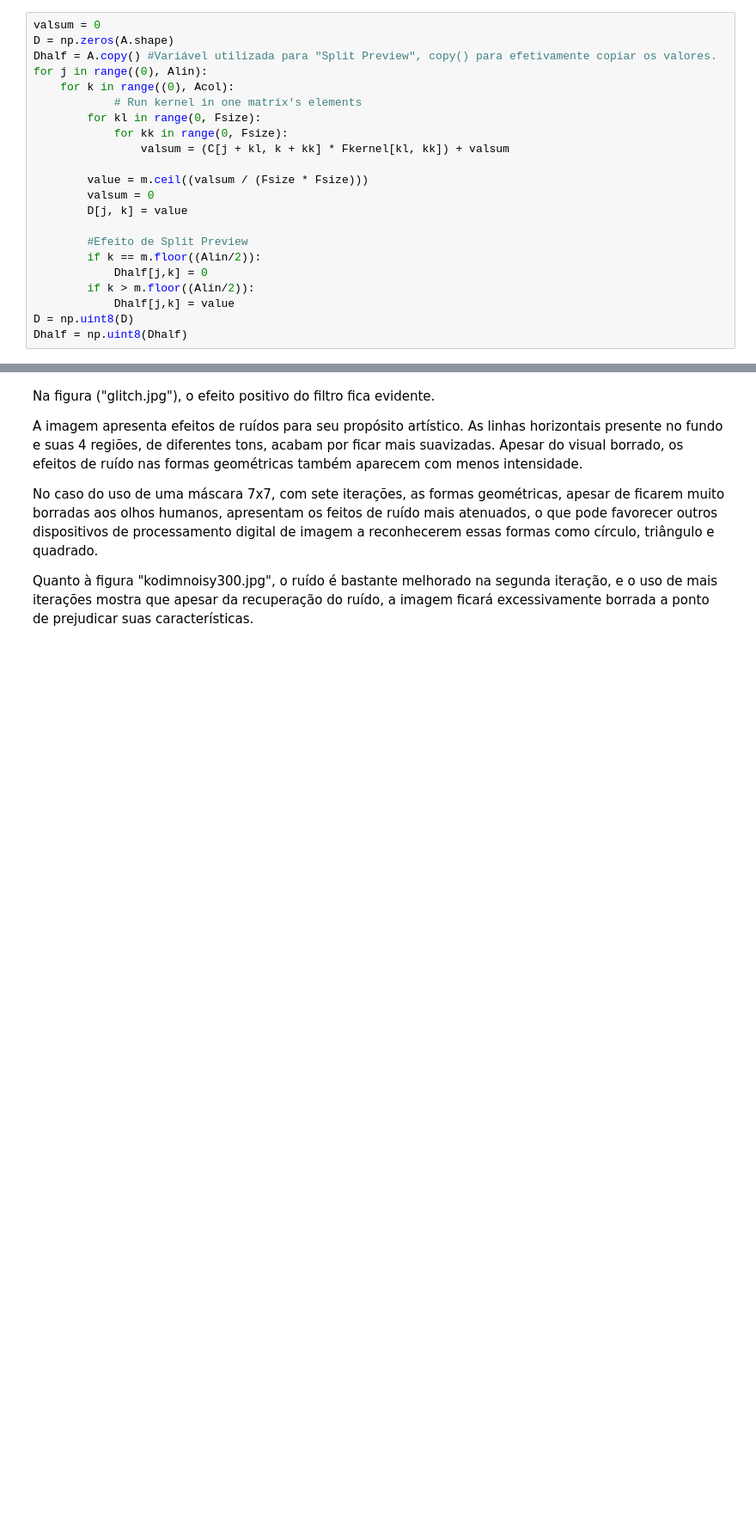
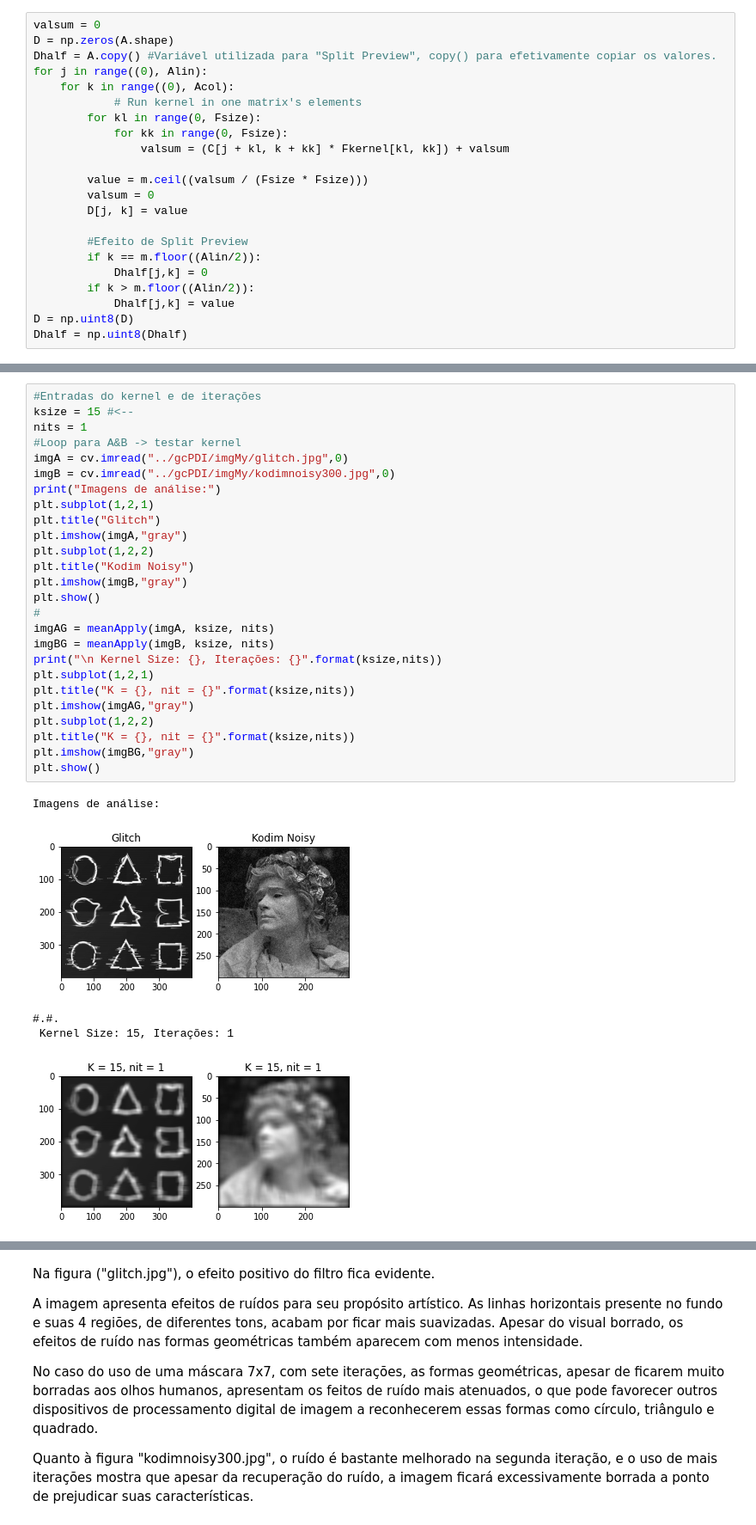
Before and after one commit to Err0rGCeni/studyLAPISCOOpenCV, a Jupyter notebook: gcPDI/gc02_01FiltroMedia.ipynb, the cells around one changed output, grey strips where cells are left out. Shown at 86% size. Saved outputs shown, nothing was run; the diff lists cells and outputs as text; blank space fills up the shorter version.

```diff
--- a/gcPDI/gc02_01FiltroMedia.ipynb
+++ b/gcPDI/gc02_01FiltroMedia.ipynb
@@ -339,0 +342,32 @@ Iteração -> 5
+# %%
+#Entradas do kernel e de iterações
+ksize = 15 #<--
+nits = 1
+#Loop para A&B -> testar kernel
+imgA = cv.imread("../gcPDI/imgMy/glitch.jpg",0)
+imgB = cv.imread("../gcPDI/imgMy/kodimnoisy300.jpg",0)
+print("Imagens de análise:")
+plt.subplot(1,2,1)
+plt.title("Glitch")
+plt.imshow(imgA,"gray")
+plt.subplot(1,2,2)
+plt.title("Kodim Noisy")
+plt.imshow(imgB,"gray")
+plt.show()
+#
+imgAG = meanApply(imgA, ksize, nits)
+imgBG = meanApply(imgB, ksize, nits)
+print("\n Kernel Size: {}, Iterações: {}".format(ksize,nits))
+plt.subplot(1,2,1)
+plt.title("K = {}, nit = {}".format(ksize,nits))
+plt.imshow(imgAG,"gray")
+plt.subplot(1,2,2)
+plt.title("K = {}, nit = {}".format(ksize,nits))
+plt.imshow(imgBG,"gray")
+plt.show()
+# %% [output]
+Imagens de análise:
+[figure, added]
+#.#.
+ Kernel Size: 15, Iterações: 1
+[figure, added]
```
Also changed, not shown: parts of 11 cells of this notebook, 1 other file.
